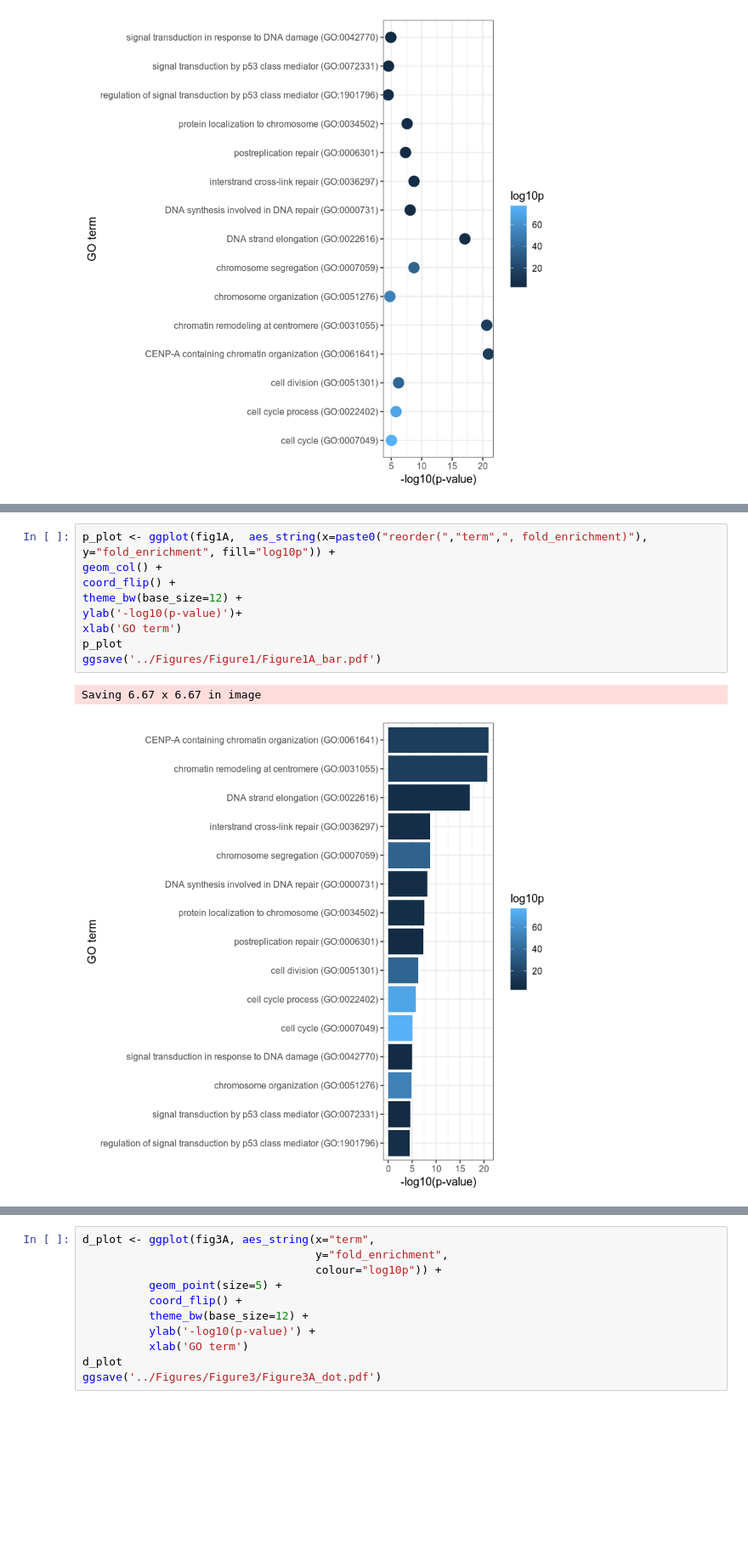
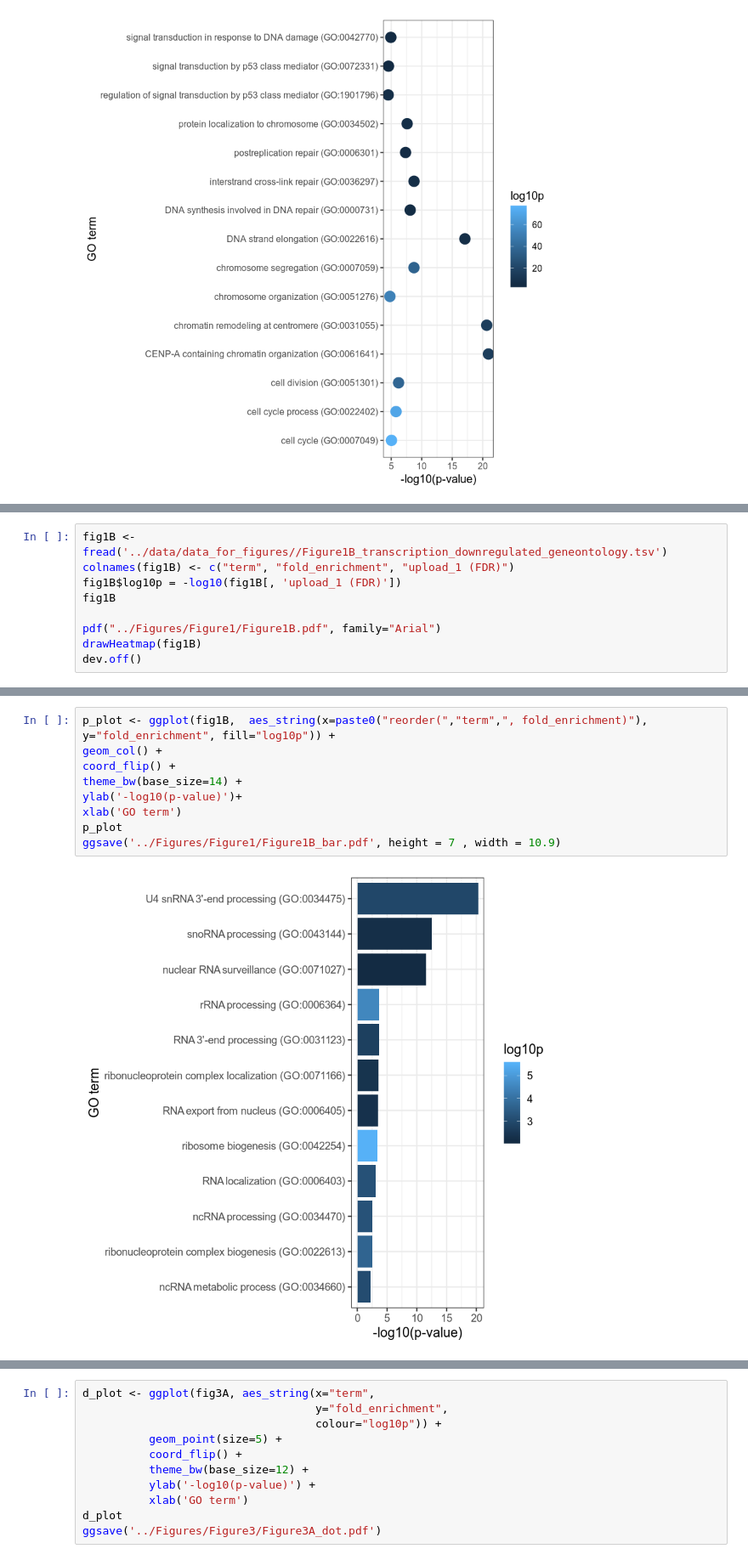
Before and after one commit to saketkc/2019_radiation_gbm, a Jupyter notebook: notebooks/01.OntologyFigures.ipynb, the cells around one changed output, grey strips where cells are left out. Shown at 85% size. Cells and saved outputs as stored; diff of their text form; blank space fills up the shorter version.

```diff
--- a/notebooks/01.OntologyFigures.ipynb
+++ b/notebooks/01.OntologyFigures.ipynb
@@ -74,0 +296,9 @@ Saving 6.67 x 6.67 in image
+# %%
+fig1B <- fread('../data/data_for_figures//Figure1B_transcription_downregulated_geneontology.tsv')
+colnames(fig1B) <- c("term", "fold_enrichment", "upload_1 (FDR)")
+fig1B$log10p = -log10(fig1B[, 'upload_1 (FDR)'])
+fig1B
+
+pdf("../Figures/Figure1/Figure1B.pdf", family="Arial")
+drawHeatmap(fig1B)
+dev.off()
@@ -75,13 +340,12 @@ Saving 6.67 x 6.67 in image
 # %%
-p_plot <- ggplot(fig1A,  aes_string(x=paste0("reorder(","term",", fold_enrichment)"), y="fold_enrichment", fill="log10p")) +
+p_plot <- ggplot(fig1B,  aes_string(x=paste0("reorder(","term",", fold_enrichment)"), y="fold_enrichment", fill="log10p")) +
 geom_col() +
 coord_flip() +
-theme_bw(base_size=12) +
+theme_bw(base_size=14) +
 ylab('-log10(p-value)')+
 xlab('GO term')
 p_plot
-ggsave('../Figures/Figure1/Figure1A_bar.pdf')
+ggsave('../Figures/Figure1/Figure1B_bar.pdf', height = 7 , width = 10.9)
 # %% [output]
-Saving 6.67 x 6.67 in image
-[figure, old version]
+[figure, new version]
 # %%
```
Also changed, not shown: parts of 24 cells of this notebook, 1 other file.
